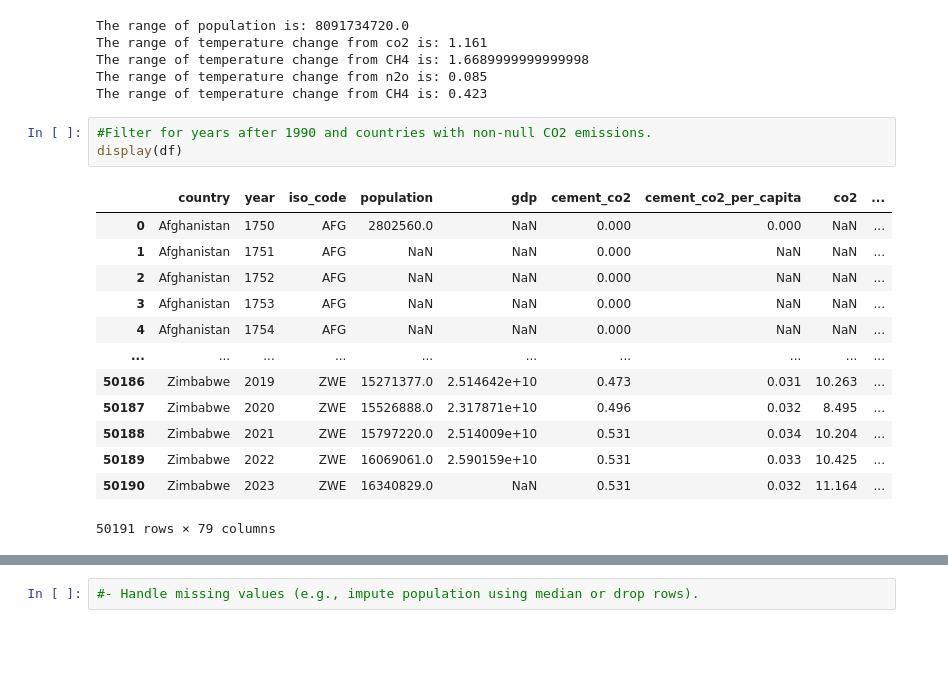
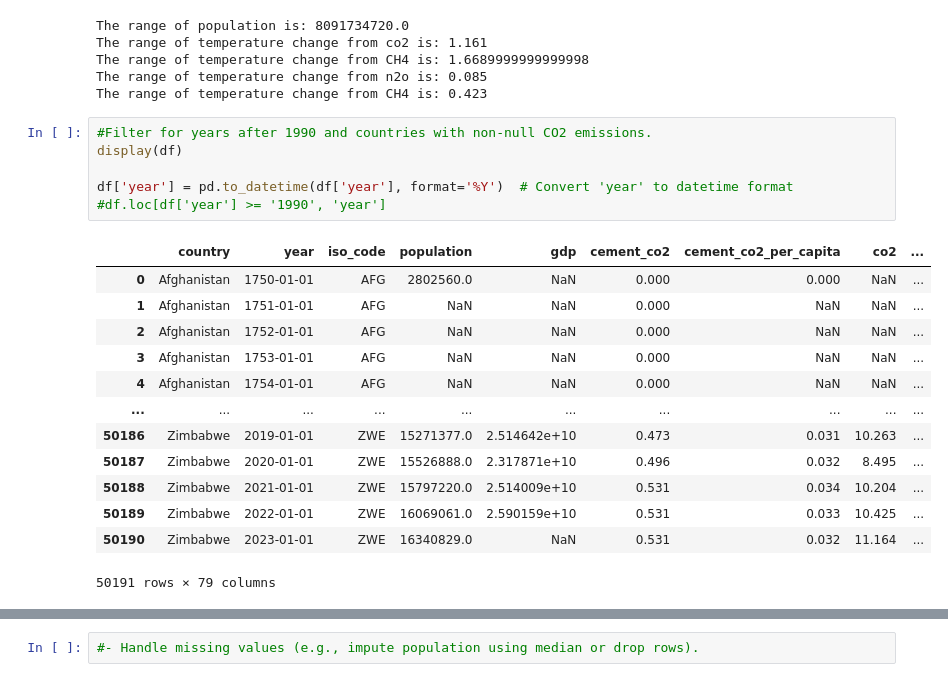
Before and after one commit to gappeah/Analyzing-Global-CO2-Emissions, a Jupyter notebook: main.ipynb, the cells around one changed output, grey strips where cells are left out. Saved outputs shown, nothing was run; the diff lists cells and outputs as text; blank space fills up the shorter version.

```diff
--- a/main.ipynb
+++ b/main.ipynb
@@ -148,18 +148,21 @@ The range of temperature change from CH4 is: 0.423
 # %%
 #Filter for years after 1990 and countries with non-null CO2 emissions.
 display(df)
+
+df['year'] = pd.to_datetime(df['year'], format='%Y')  # Convert 'year' to datetime format
+#df.loc[df['year'] >= '1990', 'year']
 # %% [output]
 |  | country | year | iso_code | population | gdp | cement_co2 | cement_co2_per_capita | co2 | ... |
-| 0 | Afghanistan | 1750 | AFG | 2802560.0 | NaN | 0.000 | 0.000 | NaN | ... |
-| 1 | Afghanistan | 1751 | AFG | NaN | NaN | 0.000 | NaN | NaN | ... |
-| 2 | Afghanistan | 1752 | AFG | NaN | NaN | 0.000 | NaN | NaN | ... |
-| 3 | Afghanistan | 1753 | AFG | NaN | NaN | 0.000 | NaN | NaN | ... |
-| 4 | Afghanistan | 1754 | AFG | NaN | NaN | 0.000 | NaN | NaN | ... |
+| 0 | Afghanistan | 1750-01-01 | AFG | 2802560.0 | NaN | 0.000 | 0.000 | NaN | ... |
+| 1 | Afghanistan | 1751-01-01 | AFG | NaN | NaN | 0.000 | NaN | NaN | ... |
+| 2 | Afghanistan | 1752-01-01 | AFG | NaN | NaN | 0.000 | NaN | NaN | ... |
+| 3 | Afghanistan | 1753-01-01 | AFG | NaN | NaN | 0.000 | NaN | NaN | ... |
+| 4 | Afghanistan | 1754-01-01 | AFG | NaN | NaN | 0.000 | NaN | NaN | ... |
 | ... | ... | ... | ... | ... | ... | ... | ... | ... | ... |
-| 50186 | Zimbabwe | 2019 | ZWE | 15271377.0 | 2.514642e+10 | 0.473 | 0.031 | 10.263 | ... |
-| 50187 | Zimbabwe | 2020 | ZWE | 15526888.0 | 2.317871e+10 | 0.496 | 0.032 | 8.495 | ... |
-| 50188 | Zimbabwe | 2021 | ZWE | 15797220.0 | 2.514009e+10 | 0.531 | 0.034 | 10.204 | ... |
-| 50189 | Zimbabwe | 2022 | ZWE | 16069061.0 | 2.590159e+10 | 0.531 | 0.033 | 10.425 | ... |
-| 50190 | Zimbabwe | 2023 | ZWE | 16340829.0 | NaN | 0.531 | 0.032 | 11.164 | ... |
+| 50186 | Zimbabwe | 2019-01-01 | ZWE | 15271377.0 | 2.514642e+10 | 0.473 | 0.031 | 10.263 | ... |
+| 50187 | Zimbabwe | 2020-01-01 | ZWE | 15526888.0 | 2.317871e+10 | 0.496 | 0.032 | 8.495 | ... |
+| 50188 | Zimbabwe | 2021-01-01 | ZWE | 15797220.0 | 2.514009e+10 | 0.531 | 0.034 | 10.204 | ... |
+| 50189 | Zimbabwe | 2022-01-01 | ZWE | 16069061.0 | 2.590159e+10 | 0.531 | 0.033 | 10.425 | ... |
+| 50190 | Zimbabwe | 2023-01-01 | ZWE | 16340829.0 | NaN | 0.531 | 0.032 | 11.164 | ... |
 50191 rows × 79 columns
 # %%
```
Also changed, not shown: parts of 1 cell of this notebook.
